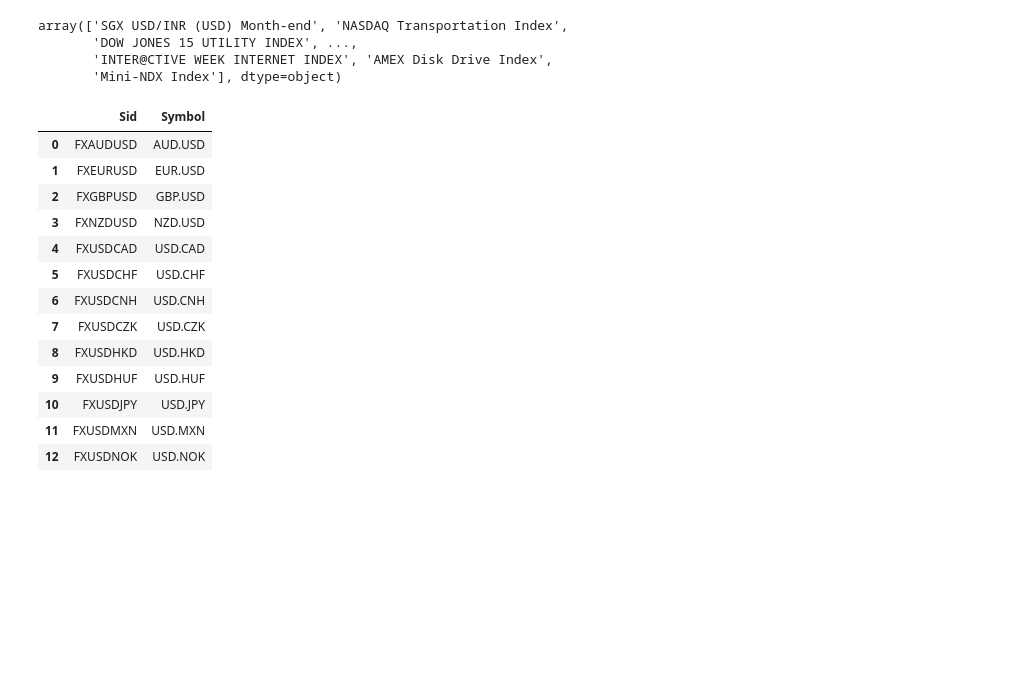
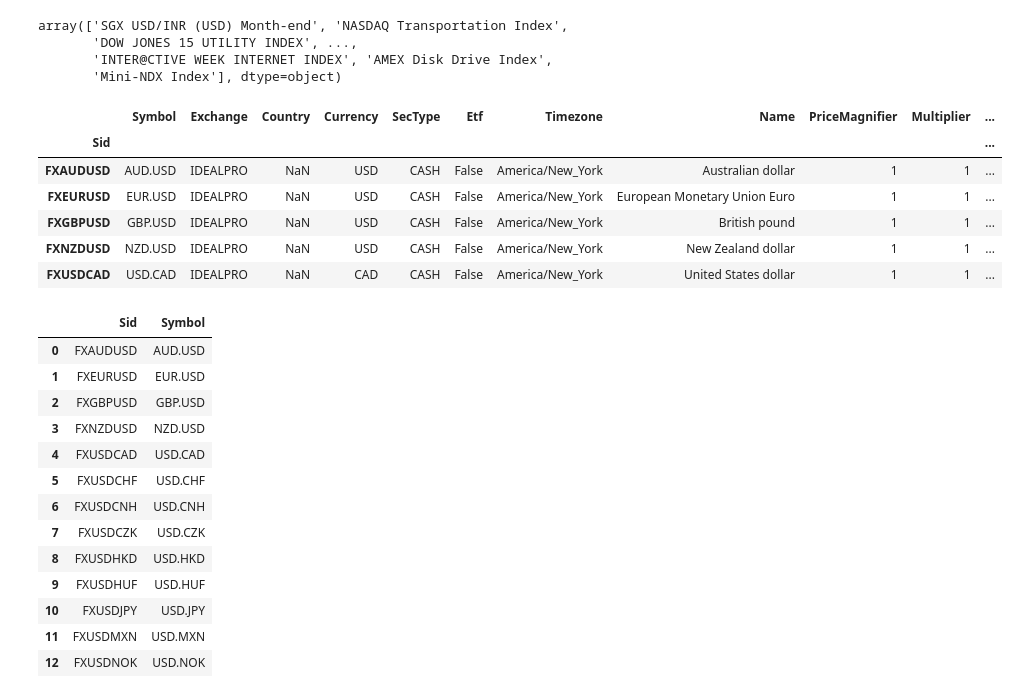
Before and after one commit to sculd/quantrocket_trading_currency_flow, a Jupyter notebook: sid_selection.ipynb, the cells around one changed output. Cells and saved outputs as stored; diff of their text form; code cells hidden in the pictures; blank space fills up the shorter version.

```diff
--- a/sid_selection.ipynb
+++ b/sid_selection.ipynb
@@ -107,6 +107,16 @@ symbols_fx = [p[1] for p in symbol_pairs]
 # collect_ibkr_listings(exchanges="IDEALPRO", symbols=symbols_fx)
 # %%
 df_fx = get_securities(symbols_fx, sec_types="CASH")
+# %%
+df_fx.head(5)
+# %% [output]
+|  | Symbol | Exchange | Country | Currency | SecType | Etf | Timezone | Name | PriceMagnifier | Multiplier | ... |
+| Sid |  |  |  |  |  |  |  |  |  |  | ... |
+| FXAUDUSD | AUD.USD | IDEALPRO | NaN | USD | CASH | False | America/New_York | Australian dollar | 1 | 1 | ... |
+| FXEURUSD | EUR.USD | IDEALPRO | NaN | USD | CASH | False | America/New_York | European Monetary Union Euro | 1 | 1 | ... |
+| FXGBPUSD | GBP.USD | IDEALPRO | NaN | USD | CASH | False | America/New_York | British pound | 1 | 1 | ... |
+| FXNZDUSD | NZD.USD | IDEALPRO | NaN | USD | CASH | False | America/New_York | New Zealand dollar | 1 | 1 | ... |
+| FXUSDCAD | USD.CAD | IDEALPRO | NaN | CAD | CASH | False | America/New_York | United States dollar | 1 | 1 | ... |
 # %%
 df_fx.reset_index()[['Sid', 'Symbol']]
 # %% [output]
```
Also changed, not shown: parts of 11 cells of this notebook, 2 other files.
